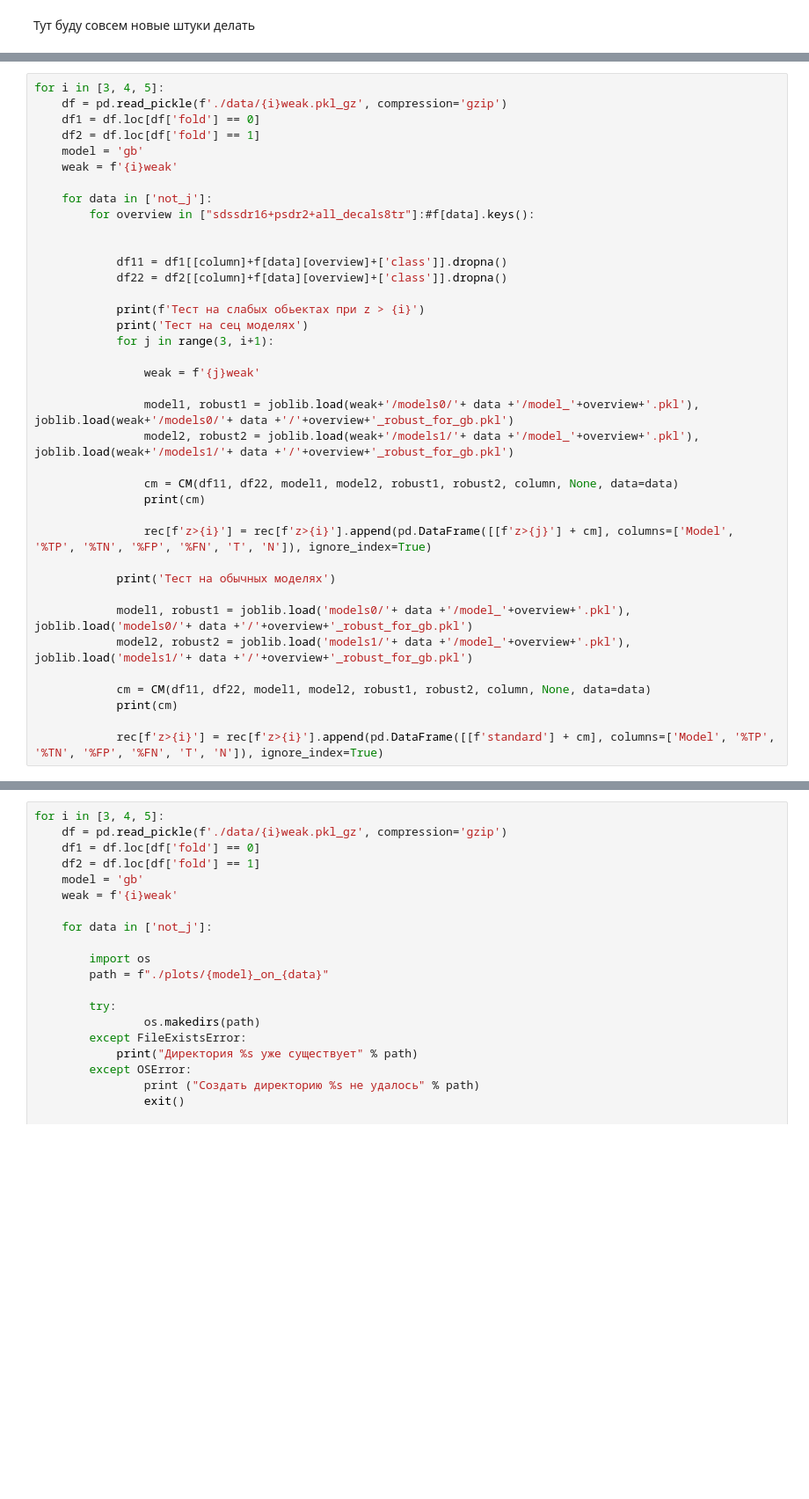
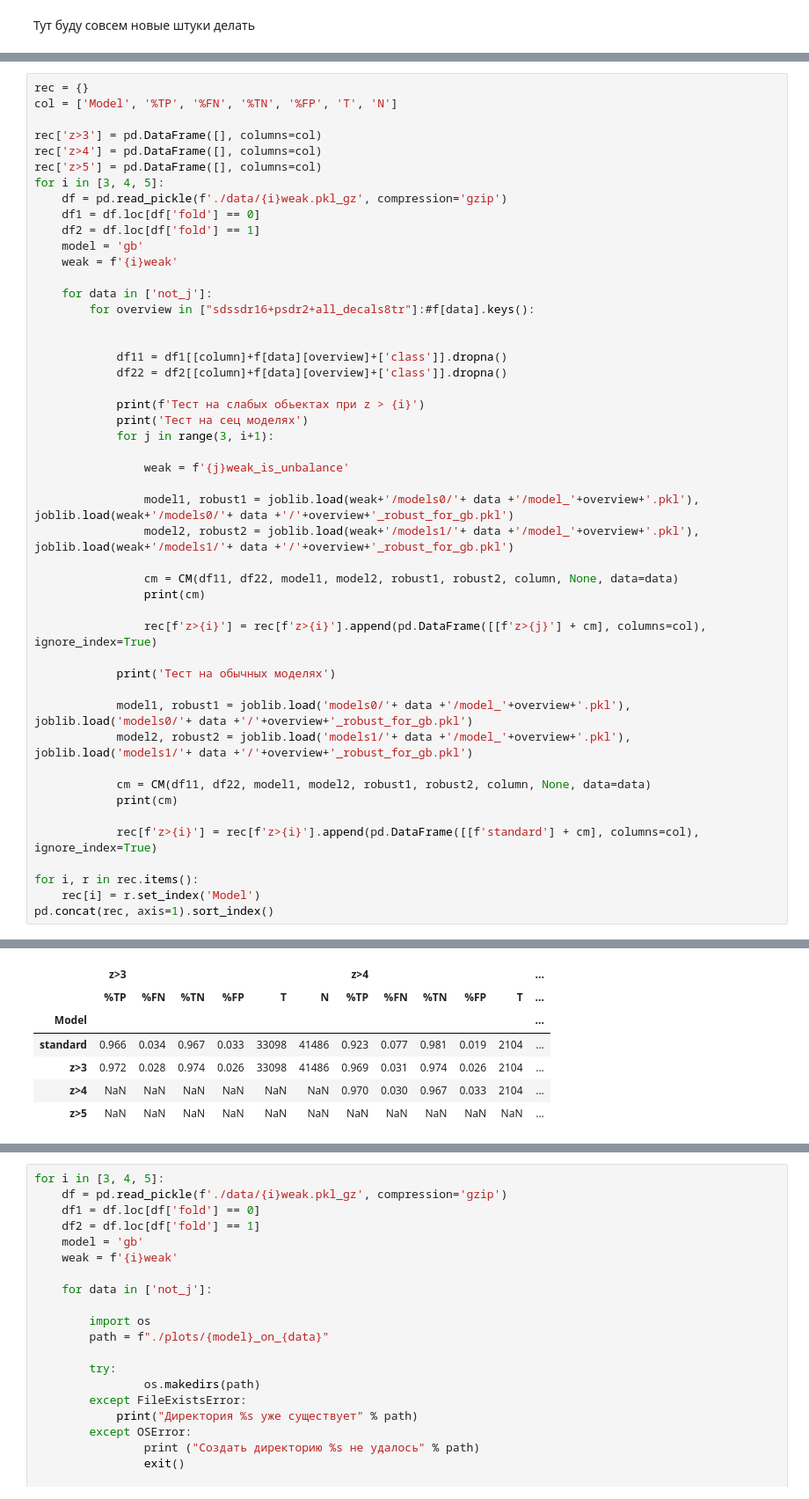
Before and after one commit to NadezhdaMalysheva/Scientific-work, a Jupyter notebook: S-G-Q_DESI+PanSTARRS+SDSS+WISE+J_UHS/Строим графики.ipynb, the cells around one changed output, grey strips where cells are left out. Shown at 88% size. Drawn from its saved outputs; the diff is of its cells as text; blank space fills up the shorter version.

```diff
--- a/S-G-Q_DESI+PanSTARRS+SDSS+WISE+J_UHS/Строим графики.ipynb
+++ b/S-G-Q_DESI+PanSTARRS+SDSS+WISE+J_UHS/Строим графики.ipynb
@@ -1269,4 +1392,10 @@ def CM(df11, df22, gb1, gb2, robust1, robust2, column, file_name=None, data ='no
 # %%
+rec = {}
+col = ['Model', '%TP', '%FN', '%TN', '%FP', 'T', 'N']
+
+rec['z>3'] = pd.DataFrame([], columns=col)
+rec['z>4'] = pd.DataFrame([], columns=col)
+rec['z>5'] = pd.DataFrame([], columns=col)
 for i in [3, 4, 5]:
     df = pd.read_pickle(f'./data/{i}weak.pkl_gz', compression='gzip')
     df1 = df.loc[df['fold'] == 0]
@@ -1285,7 +1414,7 @@ for i in [3, 4, 5]:
             print('Тест на сец моделях')
             for j in range(3, i+1):
 
-                weak = f'{j}weak'
+                weak = f'{j}weak_is_unbalance'
 
                 model1, robust1 = joblib.load(weak+'/models0/'+ data +'/model_'+overview+'.pkl'), joblib.load(weak+'/models0/'+ data +'/'+overview+'_robust_for_gb.pkl')
                 model2, robust2 = joblib.load(weak+'/models1/'+ data +'/model_'+overview+'.pkl'), joblib.load(weak+'/models1/'+ data +'/'+overview+'_robust_for_gb.pkl')
@@ -1293,7 +1422,7 @@ for i in [3, 4, 5]:
                 cm = CM(df11, df22, model1, model2, robust1, robust2, column, None, data=data)
                 print(cm)
 
-                rec[f'z>{i}'] = rec[f'z>{i}'].append(pd.DataFrame([[f'z>{j}'] + cm], columns=['Model', '%TP', '%TN', '%FP', '%FN', 'T', 'N']), ignore_index=True)
+                rec[f'z>{i}'] = rec[f'z>{i}'].append(pd.DataFrame([[f'z>{j}'] + cm], columns=col), ignore_index=True)
 
             print('Тест на обычных моделях')
 
@@ -1303,7 +1432,11 @@ for i in [3, 4, 5]:
             cm = CM(df11, df22, model1, model2, robust1, robust2, column, None, data=data)
             print(cm)
 
-            rec[f'z>{i}'] = rec[f'z>{i}'].append(pd.DataFrame([[f'standard'] + cm], columns=['Model', '%TP', '%TN', '%FP', '%FN', 'T', 'N']), ignore_index=True)
+            rec[f'z>{i}'] = rec[f'z>{i}'].append(pd.DataFrame([[f'standard'] + cm], columns=col), ignore_index=True)
+
+for i, r in rec.items():
+    rec[i] = r.set_index('Model')
+pd.concat(rec, axis=1).sort_index()
 # %% [output]
 Тест на слабых обьектах при z > 3
 Тест на сец моделях
@@ -1324,0 +1458,7 @@ for i in [3, 4, 5]:
+|  | z>3 |  |  |  |  |  | z>4 |  |  |  |  | ... |
+|  | %TP | %FN | %TN | %FP | T | N | %TP | %FN | %TN | %FP | T | ... |
+| Model |  |  |  |  |  |  |  |  |  |  |  | ... |
+| standard | 0.966 | 0.034 | 0.967 | 0.033 | 33098 | 41486 | 0.923 | 0.077 | 0.981 | 0.019 | 2104 | ... |
+| z>3 | 0.972 | 0.028 | 0.974 | 0.026 | 33098 | 41486 | 0.969 | 0.031 | 0.974 | 0.026 | 2104 | ... |
+| z>4 | NaN | NaN | NaN | NaN | NaN | NaN | 0.970 | 0.030 | 0.967 | 0.033 | 2104 | ... |
+| z>5 | NaN | NaN | NaN | NaN | NaN | NaN | NaN | NaN | NaN | NaN | NaN | ... |
```
Also changed, not shown: parts of 12 cells of this notebook.
